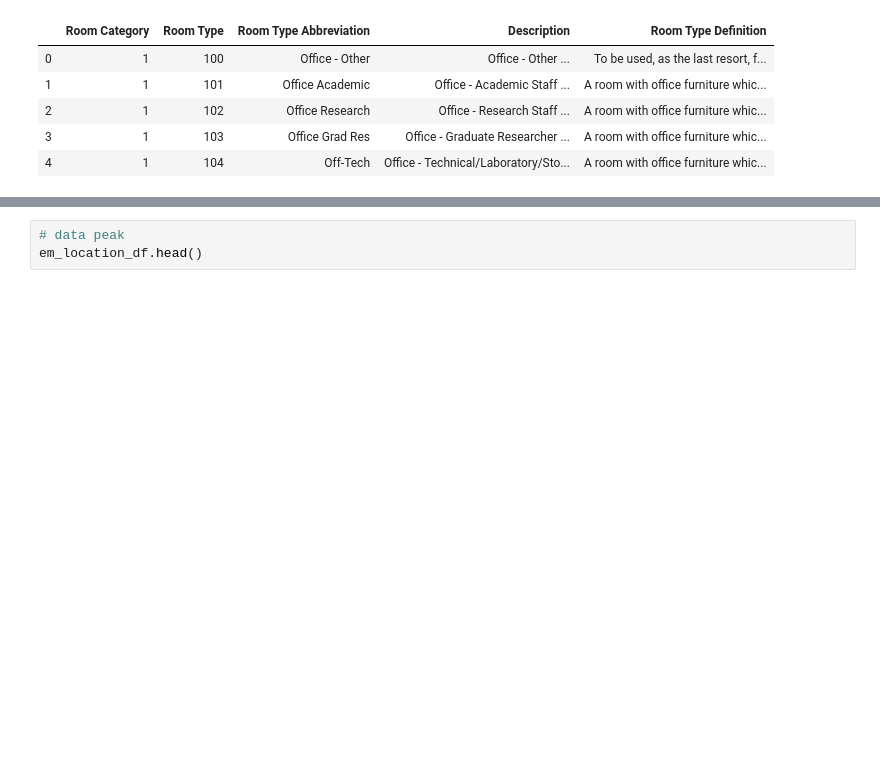
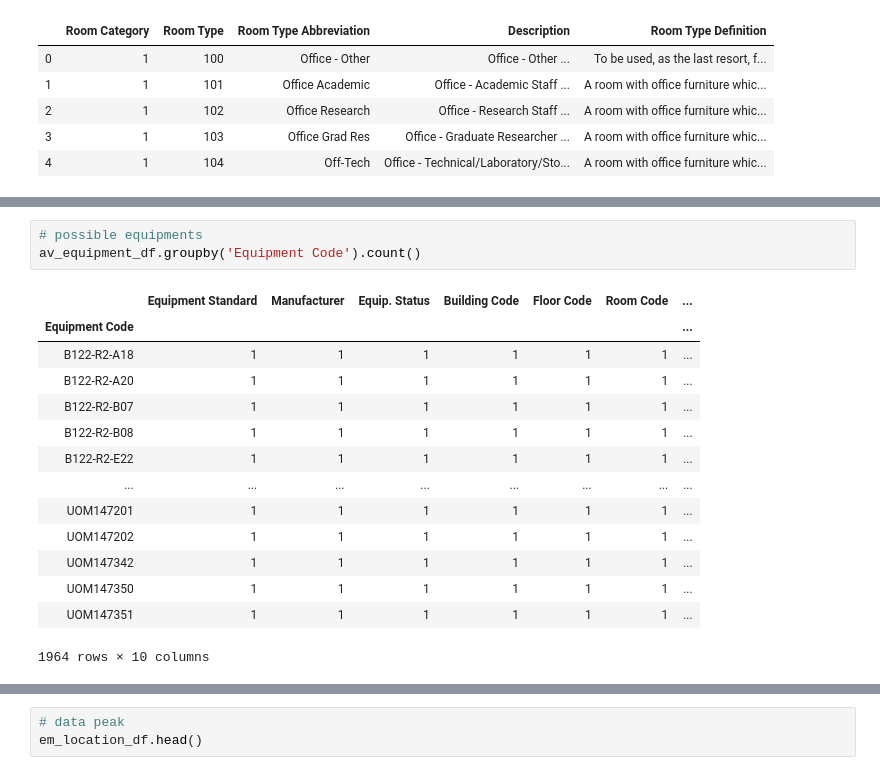
Before and after one commit to abhinavcreed13/project-space-optimisation-group-3, a Jupyter notebook: initial-data-analysis.ipynb, the cells around one changed output, grey strips where cells are left out. Saved outputs shown, nothing was run; the diff lists cells and outputs as text; blank space fills up the shorter version.

```diff
--- a/initial-data-analysis.ipynb
+++ b/initial-data-analysis.ipynb
@@ -47,0 +351,18 @@ rm_category_type_df.head()
+# %%
+# possible equipments
+av_equipment_df.groupby('Equipment Code').count()
+# %% [output]
+|  | Equipment Standard | Manufacturer | Equip. Status | Building Code | Floor Code | Room Code | ... |
+| Equipment Code |  |  |  |  |  |  | ... |
+| B122-R2-A18 | 1 | 1 | 1 | 1 | 1 | 1 | ... |
+| B122-R2-A20 | 1 | 1 | 1 | 1 | 1 | 1 | ... |
+| B122-R2-B07 | 1 | 1 | 1 | 1 | 1 | 1 | ... |
+| B122-R2-B08 | 1 | 1 | 1 | 1 | 1 | 1 | ... |
+| B122-R2-E22 | 1 | 1 | 1 | 1 | 1 | 1 | ... |
+| ... | ... | ... | ... | ... | ... | ... | ... |
+| UOM147201 | 1 | 1 | 1 | 1 | 1 | 1 | ... |
+| UOM147202 | 1 | 1 | 1 | 1 | 1 | 1 | ... |
+| UOM147342 | 1 | 1 | 1 | 1 | 1 | 1 | ... |
+| UOM147350 | 1 | 1 | 1 | 1 | 1 | 1 | ... |
+| UOM147351 | 1 | 1 | 1 | 1 | 1 | 1 | ... |
+1964 rows × 10 columns
```
Also changed, not shown: parts of 46 cells of this notebook, 1 other file.
